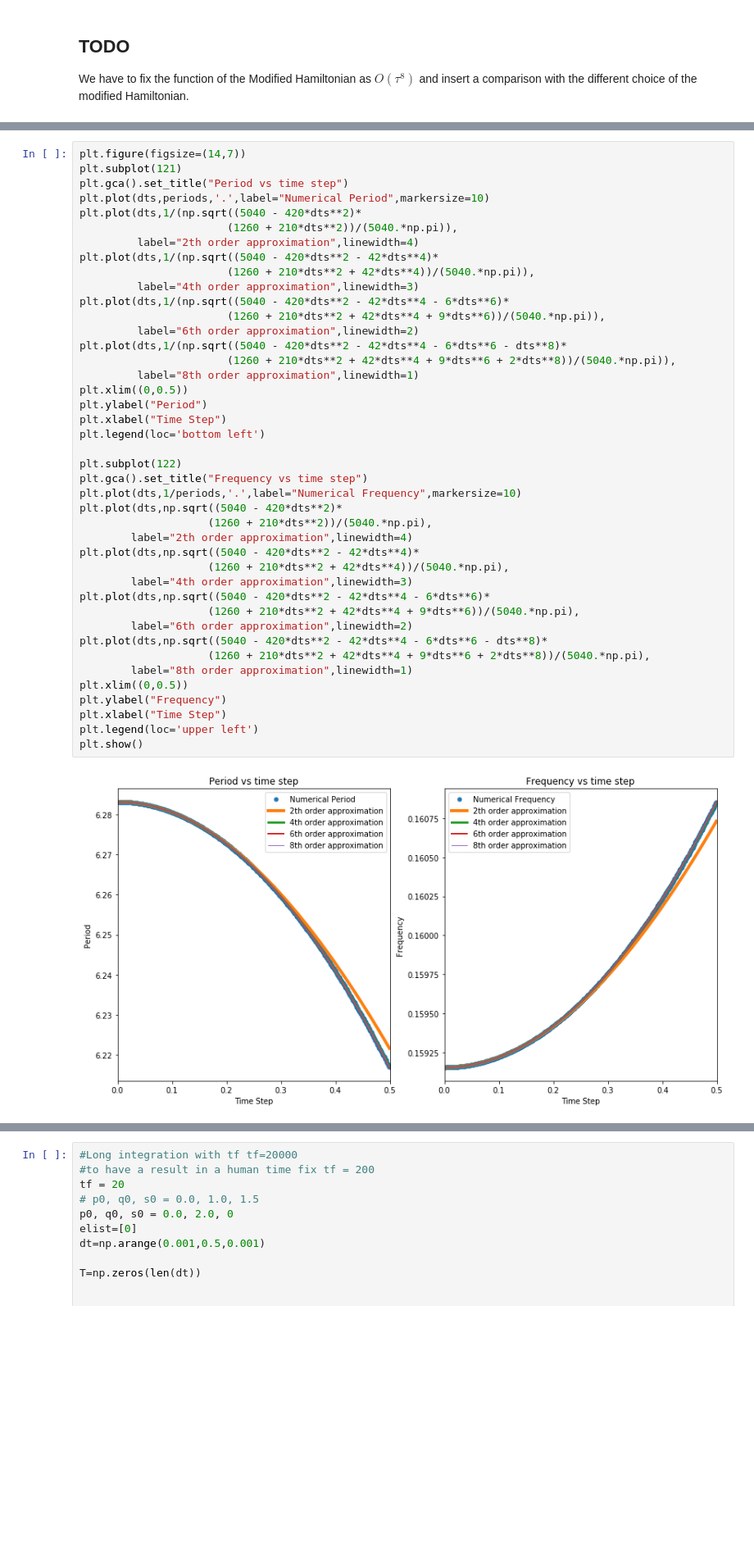
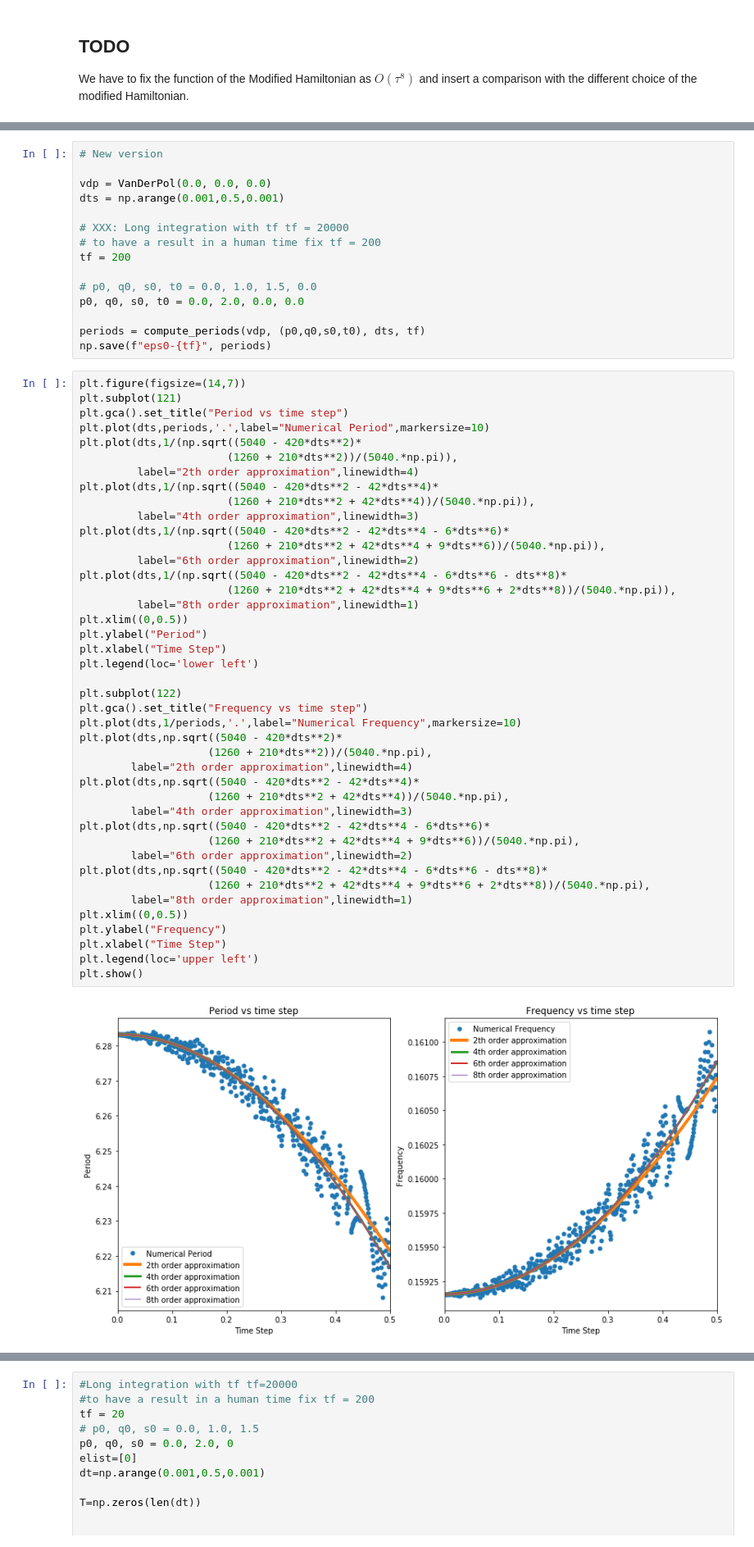
Before and after one commit to fzadra/VanDerPolContact, a Jupyter notebook: VDP-PeriodsAndFrequencies.ipynb, the cells around one changed output, grey strips where cells are left out. Shown at 82% size. Cells and saved outputs as stored; diff of their text form; blank space fills up the shorter version.

```diff
--- a/VDP-PeriodsAndFrequencies.ipynb
+++ b/VDP-PeriodsAndFrequencies.ipynb
@@ -104,3 +95,18 @@ print(periods)
+# %%
+# New version
+
+vdp = VanDerPol(0.0, 0.0, 0.0)
+dts = np.arange(0.001,0.5,0.001)
+
+# XXX: Long integration with tf tf = 20000
+# to have a result in a human time fix tf = 200
+tf = 200
+
+# p0, q0, s0, t0 = 0.0, 1.0, 1.5, 0.0
+p0, q0, s0, t0 = 0.0, 2.0, 0.0, 0.0
+
+periods = compute_periods(vdp, (p0,q0,s0,t0), dts, tf)
+np.save(f"eps0-{tf}", periods)
 # %%
 plt.figure(figsize=(14,7))
 plt.subplot(121)
@@ -116,32 +122,32 @@ plt.plot(dts,1/(np.sqrt((5040 - 420*dts**2 - 42*dts**4 - 6*dts**6)*
                        (1260 + 210*dts**2 + 42*dts**4 + 9*dts**6))/(5040.*np.pi)),
          label="6th order approximation",linewidth=2)
 plt.plot(dts,1/(np.sqrt((5040 - 420*dts**2 - 42*dts**4 - 6*dts**6 - dts**8)*
                        (1260 + 210*dts**2 + 42*dts**4 + 9*dts**6 + 2*dts**8))/(5040.*np.pi)),
          label="8th order approximation",linewidth=1)
 plt.xlim((0,0.5))
 plt.ylabel("Period")
 plt.xlabel("Time Step")
-plt.legend(loc='bottom left')
+plt.legend(loc='lower left')
 
 plt.subplot(122)
 plt.gca().set_title("Frequency vs time step")
 plt.plot(dts,1/periods,'.',label="Numerical Frequency",markersize=10)
 plt.plot(dts,np.sqrt((5040 - 420*dts**2)*
                     (1260 + 210*dts**2))/(5040.*np.pi),
         label="2th order approximation",linewidth=4)
 plt.plot(dts,np.sqrt((5040 - 420*dts**2 - 42*dts**4)*
                     (1260 + 210*dts**2 + 42*dts**4))/(5040.*np.pi),
         label="4th order approximation",linewidth=3)
 plt.plot(dts,np.sqrt((5040 - 420*dts**2 - 42*dts**4 - 6*dts**6)*
                     (1260 + 210*dts**2 + 42*dts**4 + 9*dts**6))/(5040.*np.pi),
         label="6th order approximation",linewidth=2)
 plt.plot(dts,np.sqrt((5040 - 420*dts**2 - 42*dts**4 - 6*dts**6 - dts**8)*
                     (1260 + 210*dts**2 + 42*dts**4 + 9*dts**6 + 2*dts**8))/(5040.*np.pi),
         label="8th order approximation",linewidth=1)
 plt.xlim((0,0.5))
 plt.ylabel("Frequency")
 plt.xlabel("Time Step")
 plt.legend(loc='upper left')
 plt.show()
 # %% [output]
-[figure, old version]
+[figure, new version]
```
Also changed, not shown: parts of 5 cells of this notebook.
